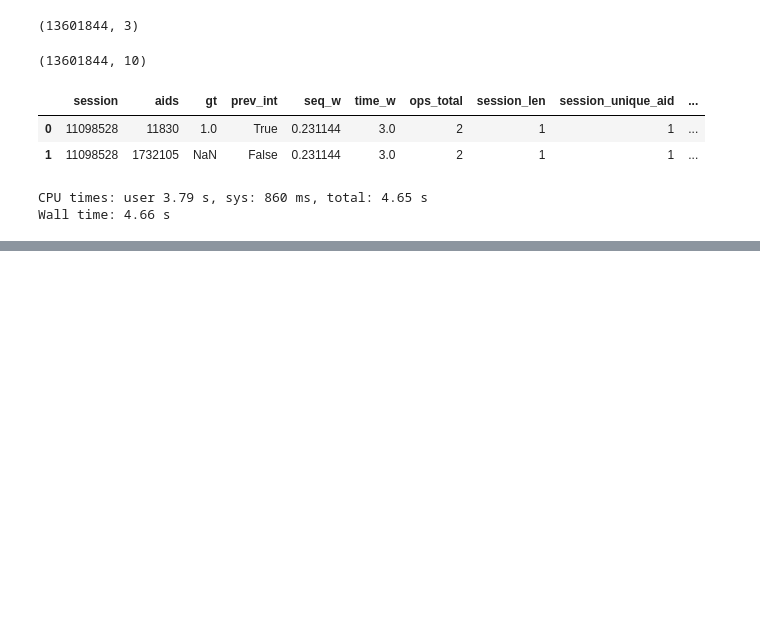
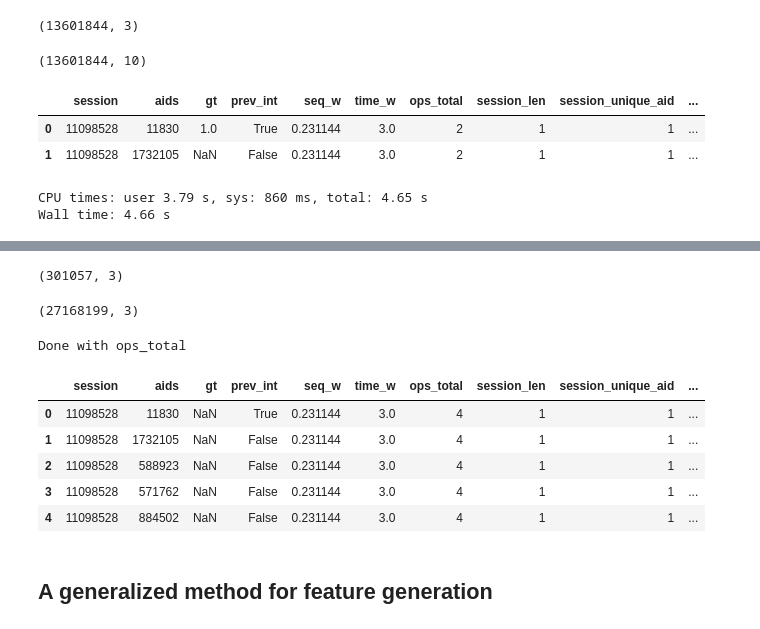
Before and after one commit to itong1900/otto_obj_recommendation_sys, a Jupyter notebook: training/feature_store_itemCF_numba.ipynb, the cells around one changed output, grey strips where cells are left out. Cells and saved outputs as stored; diff of their text form; code cells hidden in the pictures; blank space fills up the shorter version.

```diff
--- a/training/feature_store_itemCF_numba.ipynb
+++ b/training/feature_store_itemCF_numba.ipynb
@@ -634,0 +862,40 @@ Wall time: 4.66 s
+# %%
+## join with features_save, now only cart_features in valid sessions are kept, and as expected 301057 sessions are the valid sessions to expand
+cart_features_valid_session = pd.merge(features_save, valid_cart_sessions, on="session")
+# %%
+cart_features_valid_session.shape
+# %% [output]
+(301057, 3)
+# %%
+## Now explode the whole valid session aids, a total of 27168199 session - aid are served as the traini/val/test data for cart,
+## a total of 569697 correct guesses(not 100% included in the recall)
+cart_features_valid_session = cart_features_valid_session.set_index(['session']).apply(pd.Series.explode).reset_index()
+# %%
+cart_features_valid_session.shape
+# %% [output]
+(27168199, 3)
+# %%
+## finally
+carts_full_df = pd.merge(cart_features_valid_session, carts_labels, on=["session", "aids"], how='left')
+# %%
+## open up the feature tuple
+carts_full_df["prev_int"] = carts_full_df["feature_tuple"].apply(lambda x: x[0])
+carts_full_df["seq_w"] = carts_full_df["feature_tuple"].apply(lambda x: x[1])
+carts_full_df["time_w"] = carts_full_df["feature_tuple"].apply(lambda x: x[2])
+carts_full_df["ops_total"] = carts_full_df["feature_tuple"].apply(lambda x: x[3])
+print("Done with ops_total")
+carts_full_df["session_len"] = carts_full_df["feature_tuple"].apply(lambda x: x[4])
+carts_full_df["session_unique_aid"] = carts_full_df["feature_tuple"].apply(lambda x: x[5])
+carts_full_df["rank_score"] = carts_full_df["feature_tuple"].apply(lambda x: x[6])
+carts_full_df = carts_full_df.drop("feature_tuple", axis = 1)
+# %% [output]
+Done with ops_total
+# %%
+carts_full_df.head()
+# %% [output]
+|  | session | aids | gt | prev_int | seq_w | time_w | ops_total | session_len | session_unique_aid | ... |
+| 0 | 11098528 | 11830 | NaN | True | 0.231144 | 3.0 | 4 | 1 | 1 | ... |
+| 1 | 11098528 | 1732105 | NaN | False | 0.231144 | 3.0 | 4 | 1 | 1 | ... |
+| 2 | 11098528 | 588923 | NaN | False | 0.231144 | 3.0 | 4 | 1 | 1 | ... |
+| 3 | 11098528 | 571762 | NaN | False | 0.231144 | 3.0 | 4 | 1 | 1 | ... |
+| 4 | 11098528 | 884502 | NaN | False | 0.231144 | 3.0 | 4 | 1 | 1 | ... |
@@ -634,0 +904,2 @@ Wall time: 4.66 s
+# %% [markdown]
+## A generalized method for feature generation
```
Also changed, not shown: parts of 34 cells of this notebook, 1 other file.
